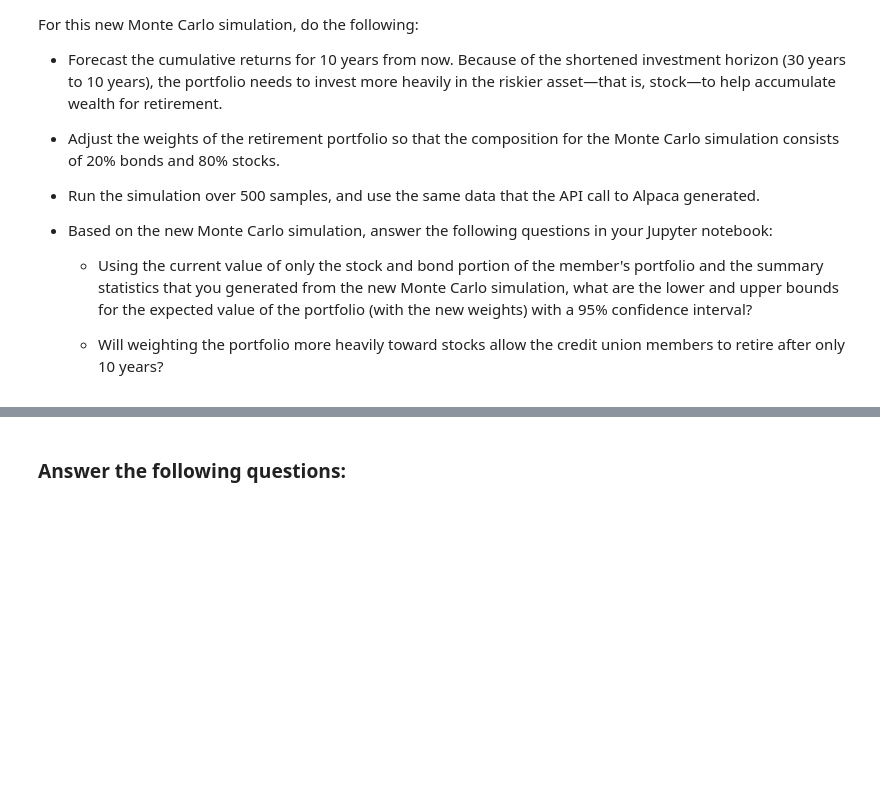
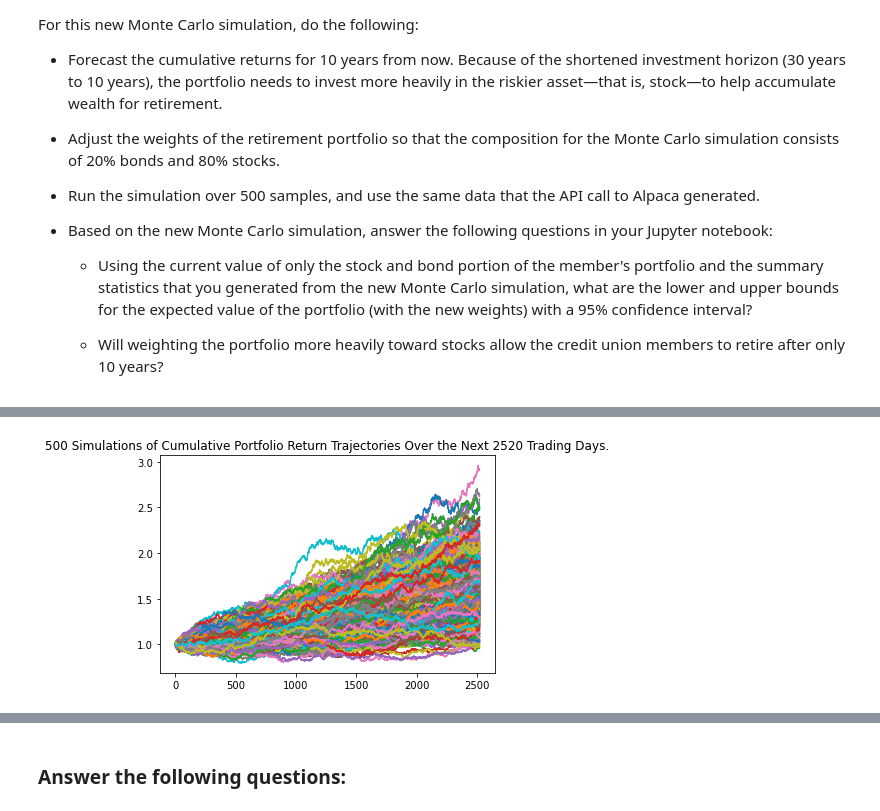
Before and after one commit to lkhodel/bftbc-c5, a Jupyter notebook: financial_planning_tools.ipynb, the cells around one changed output, grey strips where cells are left out. Drawn from its saved outputs; the diff is of its cells as text; code cells hidden in the pictures; blank space fills up the shorter version.

```diff
--- a/financial_planning_tools.ipynb
+++ b/financial_planning_tools.ipynb
@@ -630,7 +514,12 @@ For this new Monte Carlo simulation, do the following:
 # Configure a Monte Carlo simulation to forecast 10 years cumulative returns
 # The weights should be split 20% to AGG and 80% to SPY.
 # Run 500 samples.
-# YOUR CODE HERE
+simulation_10_years = MCSimulation(
+    portfolio_data = df,
+    weights = [.20, .80],
+    num_simulation = 500,
+    num_trading_days = 252 * 10
+)
 
 # Review the simulation input data
-# YOUR CODE HERE
+display(simulation_10_years.portfolio_data)
@@ -640,7 +545,9 @@ For this new Monte Carlo simulation, do the following:
 # %%
 # Visualize the 10-year Monte Carlo simulation by creating an
 # overlay line plot
-# YOUR CODE HERE
+line_plot_10_years = simulation_10_years.plot_simulation()
+# %% [output]
+[figure, added]
 # %%
 # Visualize the probability distribution of the 10-year Monte Carlo simulation
 # by plotting a histogram
```
Also changed, not shown: parts of 32 cells of this notebook.
